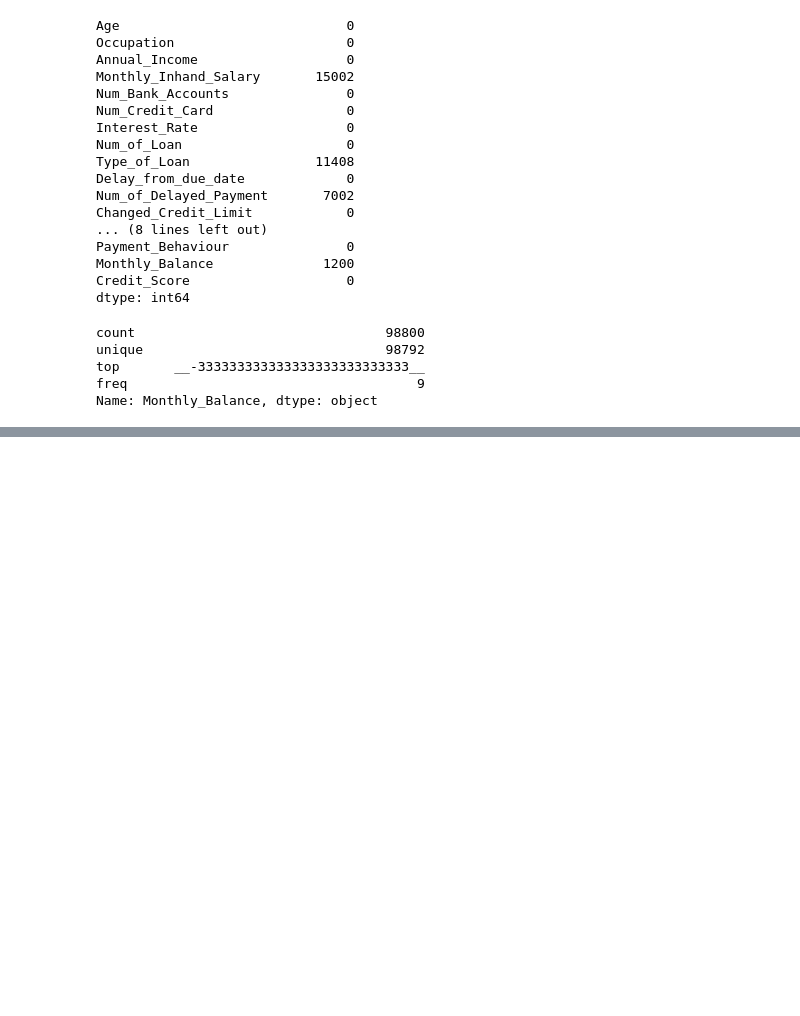
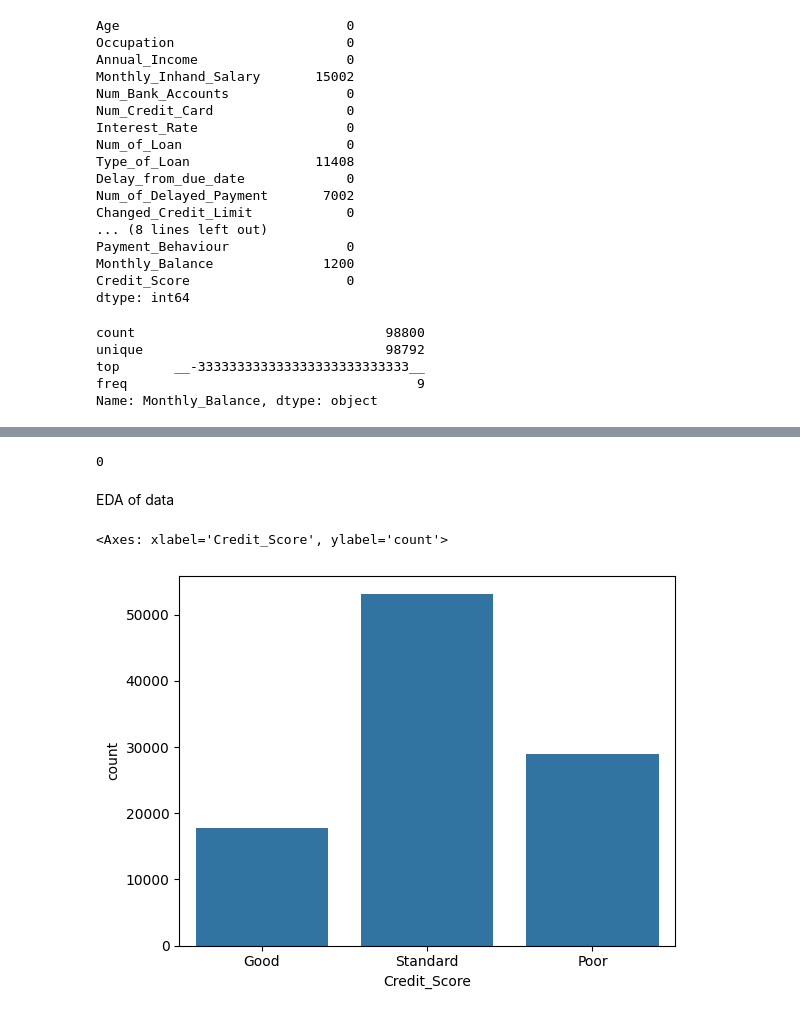
Before and after one commit to rajat184/ML_project, a Jupyter notebook: project.ipynb, the cells around one changed output, grey strips where cells are left out. Drawn from its saved outputs; the diff is of its cells as text; code cells hidden in the pictures; blank space fills up the shorter version.

```diff
--- a/project.ipynb
+++ b/project.ipynb
@@ -293,0 +324,6 @@ Name: Num_Credit_Inquiries, dtype: float64
+# %%
+train_df["Monthly_Inhand_Salary"] = train_df["Monthly_Inhand_Salary"].fillna(
+    train_df["Annual_Income"] / 12
+)
+column_description = train_df["Monthly_Inhand_Salary"].describe()
+column_description
@@ -293,0 +340,12 @@ Name: Num_Credit_Inquiries, dtype: float64
+# %%
+train_df.Payment_Behaviour.value_counts()
+
+# Replace the special string with NaN in the 'Payment_Behaviour' column
+train_df['Payment_Behaviour'] = train_df['Payment_Behaviour'].replace('!@9#%8', pd.NA)
+
+# Calculate the mode of 'Payment_Behaviour' column and fill missing values
+most_frequent_value = train_df['Payment_Behaviour'].mode()[0]
+train_df['Payment_Behaviour'] = train_df['Payment_Behaviour'].fillna(most_frequent_value)
+print(most_frequent_value)
+
+train_df.Payment_Behaviour.value_counts()
@@ -293,0 +362,5 @@ Name: Num_Credit_Inquiries, dtype: float64
+# %%
+train_df.Payment_of_Min_Amount.value_counts()
+train_df['Payment_of_Min_Amount'] = train_df['Payment_of_Min_Amount'].apply(lambda val: "No" if val in ["NM", ""] else val)
+
+train_df.Payment_of_Min_Amount.value_counts()
@@ -293,0 +372,17 @@ Name: Num_Credit_Inquiries, dtype: float64
+# %%
+train_df.Amount_invested_monthly.value_counts()
+
+# Replace invalid or missing entries in 'Amount_invested_monthly' with NaN
+train_df['Amount_invested_monthly'] = train_df['Amount_invested_monthly'].apply(lambda val: np.nan if val in ["__10000__", ""] else float(val))
+
+# Calculate the mean of the 'Amount_invested_monthly' column
+avg_investment = train_df['Amount_invested_monthly'].mean()
+
+train_df['Amount_invested_monthly'] = train_df['Amount_invested_monthly'].fillna(value=avg_investment)
+
+# Check if any null values remain in the column
+remaining_nulls = train_df['Amount_invested_monthly'].isnull().sum()
+print(f"Remaining null values: {remaining_nulls}")
+print(avg_investment)
+
+train_df.Amount_invested_monthly.value_counts()
@@ -293,0 +405,18 @@ Name: Num_Credit_Inquiries, dtype: float64
+# %%
+train_df.Total_EMI_per_month.value_counts()
+
+train_df.Total_EMI_per_month.isna().sum()
+
+train_df[train_df['Total_EMI_per_month'] < 0]['Total_EMI_per_month'].count()
+# %% [output]
+0
+# %% [markdown]
+EDA of data
+# %%
+import seaborn as sns
+import matplotlib.pyplot as plt
+
+sns.countplot(x="Credit_Score", data=train_df)
+# %% [output]
+<Axes: xlabel='Credit_Score', ylabel='count'>
+[figure, added]
```
Also changed, not shown: parts of 33 cells of this notebook.
